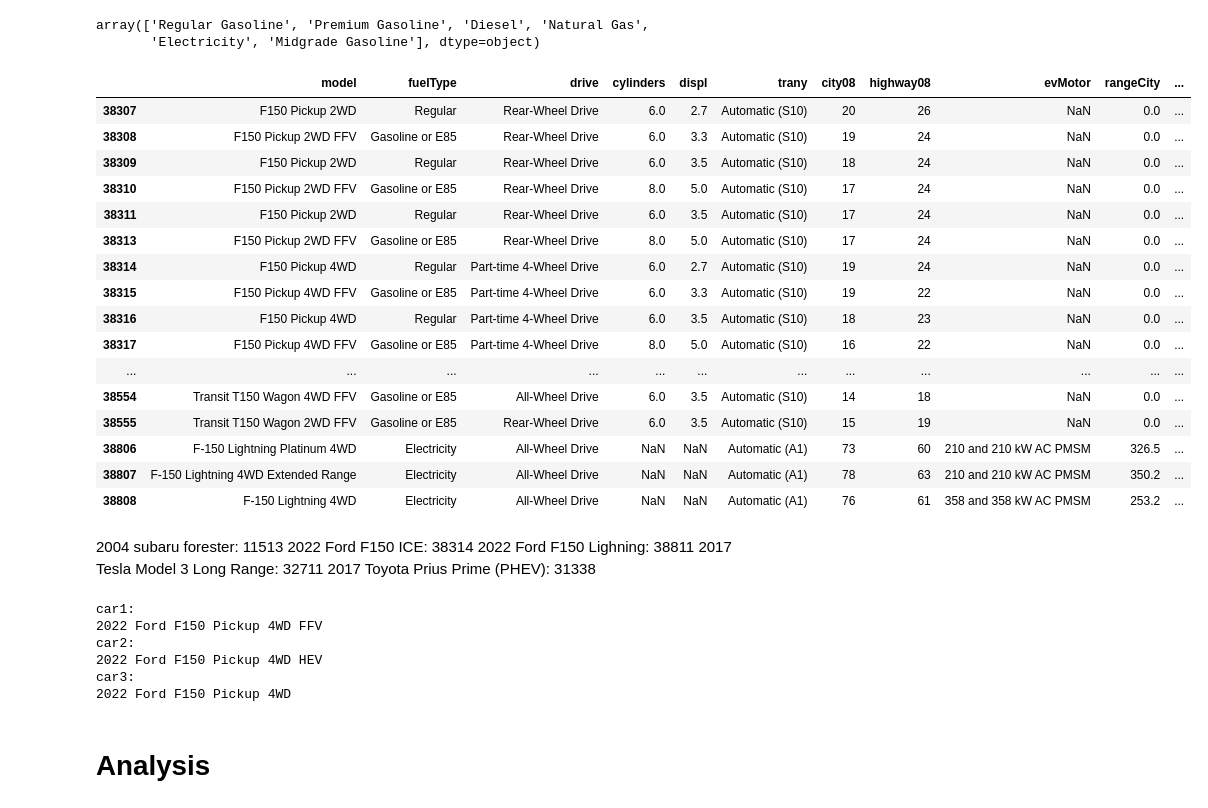
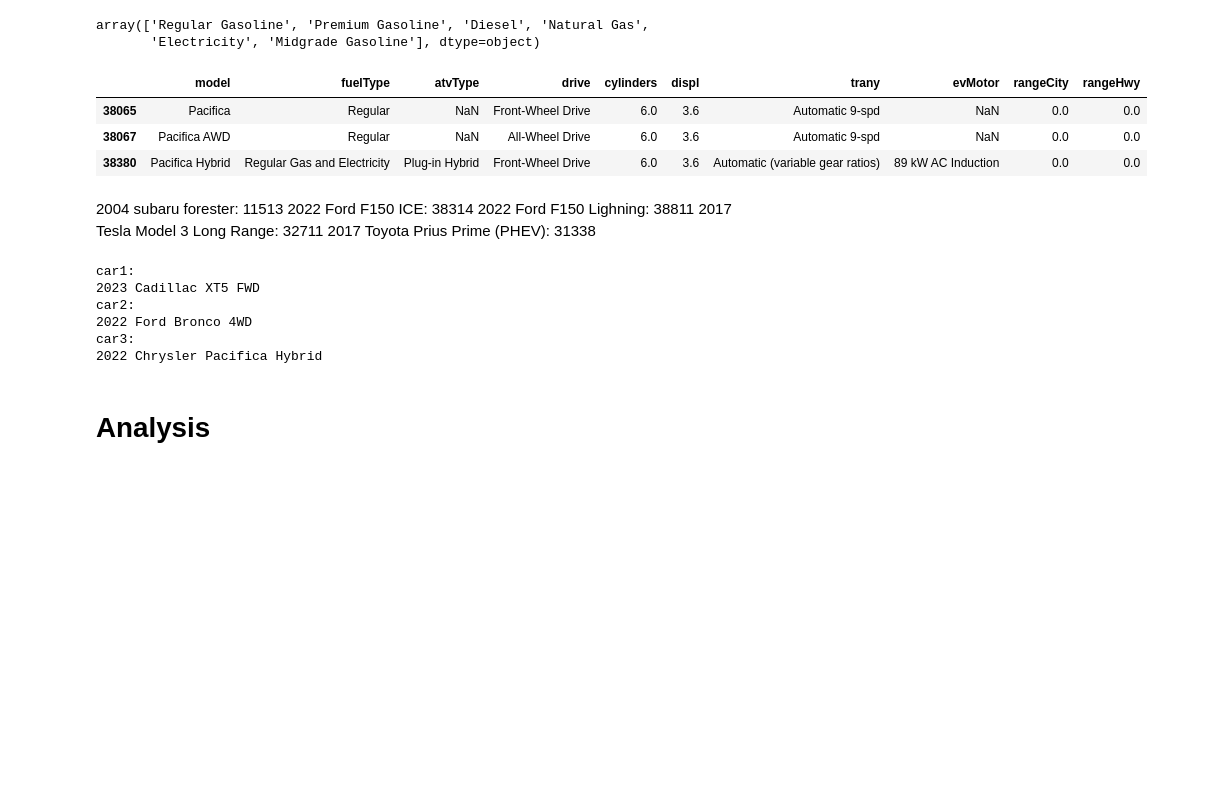
Before and after one commit to richardbradshaw/cars_dash, a Jupyter notebook: Dash_analysis.ipynb, the cells around one changed output. Drawn from its saved outputs; the diff is of its cells as text; code cells hidden in the pictures; blank space fills up the shorter version.

```diff
--- a/Dash_analysis.ipynb
+++ b/Dash_analysis.ipynb
@@ -238,25 +240,12 @@ def select_car(year, make, model=None):
     else:
         return temp[['model', 'fuelType', 'cylinders', 'displ', 'trany', 'drive', 'city08', 'highway08']]
 # %%
-select_car(2022, 'ford', '150')
+select_car(2022, 'chrysler', 'pac')
 # %% [output]
-|  | model | fuelType | drive | cylinders | displ | trany | city08 | highway08 | evMotor | rangeCity | ... |
-| 38307 | F150 Pickup 2WD | Regular | Rear-Wheel Drive | 6.0 | 2.7 | Automatic (S10) | 20 | 26 | NaN | 0.0 | ... |
-| 38308 | F150 Pickup 2WD FFV | Gasoline or E85 | Rear-Wheel Drive | 6.0 | 3.3 | Automatic (S10) | 19 | 24 | NaN | 0.0 | ... |
-| 38309 | F150 Pickup 2WD | Regular | Rear-Wheel Drive | 6.0 | 3.5 | Automatic (S10) | 18 | 24 | NaN | 0.0 | ... |
-| 38310 | F150 Pickup 2WD FFV | Gasoline or E85 | Rear-Wheel Drive | 8.0 | 5.0 | Automatic (S10) | 17 | 24 | NaN | 0.0 | ... |
-| 38311 | F150 Pickup 2WD | Regular | Rear-Wheel Drive | 6.0 | 3.5 | Automatic (S10) | 17 | 24 | NaN | 0.0 | ... |
-| 38313 | F150 Pickup 2WD FFV | Gasoline or E85 | Rear-Wheel Drive | 8.0 | 5.0 | Automatic (S10) | 17 | 24 | NaN | 0.0 | ... |
-| 38314 | F150 Pickup 4WD | Regular | Part-time 4-Wheel Drive | 6.0 | 2.7 | Automatic (S10) | 19 | 24 | NaN | 0.0 | ... |
-| 38315 | F150 Pickup 4WD FFV | Gasoline or E85 | Part-time 4-Wheel Drive | 6.0 | 3.3 | Automatic (S10) | 19 | 22 | NaN | 0.0 | ... |
-| 38316 | F150 Pickup 4WD | Regular | Part-time 4-Wheel Drive | 6.0 | 3.5 | Automatic (S10) | 18 | 23 | NaN | 0.0 | ... |
-| 38317 | F150 Pickup 4WD FFV | Gasoline or E85 | Part-time 4-Wheel Drive | 8.0 | 5.0 | Automatic (S10) | 16 | 22 | NaN | 0.0 | ... |
-| ... | ... | ... | ... | ... | ... | ... | ... | ... | ... | ... | ... |
-| 38554 | Transit T150 Wagon 4WD FFV | Gasoline or E85 | All-Wheel Drive | 6.0 | 3.5 | Automatic (S10) | 14 | 18 | NaN | 0.0 | ... |
-| 38555 | Transit T150 Wagon 2WD FFV | Gasoline or E85 | Rear-Wheel Drive | 6.0 | 3.5 | Automatic (S10) | 15 | 19 | NaN | 0.0 | ... |
-| 38806 | F-150 Lightning Platinum 4WD | Electricity | All-Wheel Drive | NaN | NaN | Automatic (A1) | 73 | 60 | 210 and 210 kW AC PMSM | 326.5 | ... |
-| 38807 | F-150 Lightning 4WD Extended Range | Electricity | All-Wheel Drive | NaN | NaN | Automatic (A1) | 78 | 63 | 210 and 210 kW AC PMSM | 350.2 | ... |
-| 38808 | F-150 Lightning 4WD | Electricity | All-Wheel Drive | NaN | NaN | Automatic (A1) | 76 | 61 | 358 and 358 kW AC PMSM | 253.2 | ... |
+|  | model | fuelType | atvType | drive | cylinders | displ | trany | evMotor | rangeCity | rangeHwy |
+| 38065 | Pacifica | Regular | NaN | Front-Wheel Drive | 6.0 | 3.6 | Automatic 9-spd | NaN | 0.0 | 0.0 |
+| 38067 | Pacifica AWD | Regular | NaN | All-Wheel Drive | 6.0 | 3.6 | Automatic 9-spd | NaN | 0.0 | 0.0 |
+| 38380 | Pacifica Hybrid | Regular Gas and Electricity | Plug-in Hybrid | Front-Wheel Drive | 6.0 | 3.6 | Automatic (variable gear ratios) | 89 kW AC Induction | 0.0 | 0.0 |
 # %% [markdown]
 2004 subaru forester: 11513
 2022 Ford F150 ICE: 38314
@@ -269,26 +262,26 @@ def final_car(index1, index2, index3):
 # %%
-car1 = 38315
-car2 = 38391
-car3 = 38320
+# car1 = 38808
+# car2 = 38391
+# car3 = 38320
 
-car1, car2, car3 = final_car(car1, car2, car3)
-car1_name = str(car1['year']) + ' ' + car1['make'] + ' ' + car1['model']
-car2_name = str(car2['year']) + ' ' + car2['make'] + ' ' + car2['model']
-car3_name = str(car3['year']) + ' ' + car3['make'] + ' ' + car3['model']
+# car1, car2, car3 = final_car(car1, car2, car3)
+# car1_name = str(car1['year']) + ' ' + car1['make'] + ' ' + car1['model']
+# car2_name = str(car2['year']) + ' ' + car2['make'] + ' ' + car2['model']
+# car3_name = str(car3['year']) + ' ' + car3['make'] + ' ' + car3['model']
 
-print('car1: ')
-print(car1_name)
-print('car2: ')
-print(car2_name)
-print('car3: ')
-print(car3_name)
+# print('car1: ')
+# print(car1_name)
+# print('car2: ')
+# print(car2_name)
+# print('car3: ')
+# print(car3_name)
 # %% [output]
 car1:
-2022 Ford F150 Pickup 4WD FFV
+2023 Cadillac XT5 FWD
 car2:
-2022 Ford F150 Pickup 4WD HEV
+2022 Ford Bronco 4WD
 car3:
-2022 Ford F150 Pickup 4WD
+2022 Chrysler Pacifica Hybrid
 # %%
 diesel_cars = cars[cars['fuelType1'] == 'Diesel']
 # diesel_cars[diesel_cars['year'] == 2017]
```
Also changed, not shown: parts of 26 cells of this notebook.
